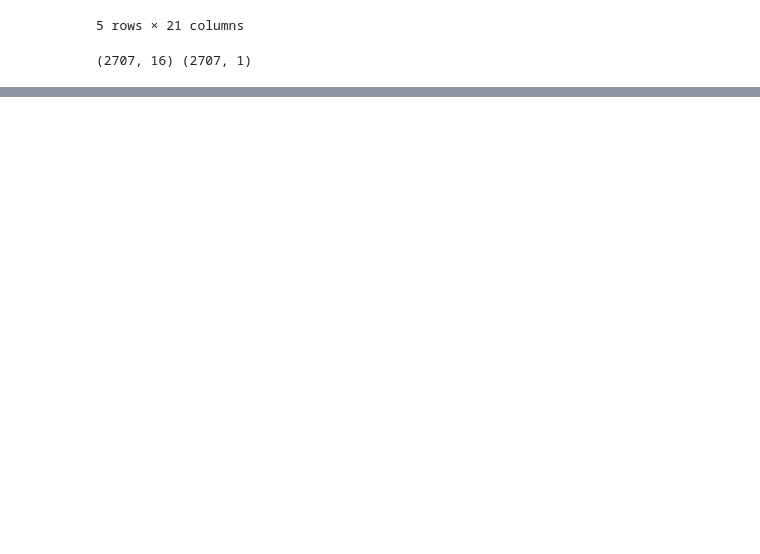
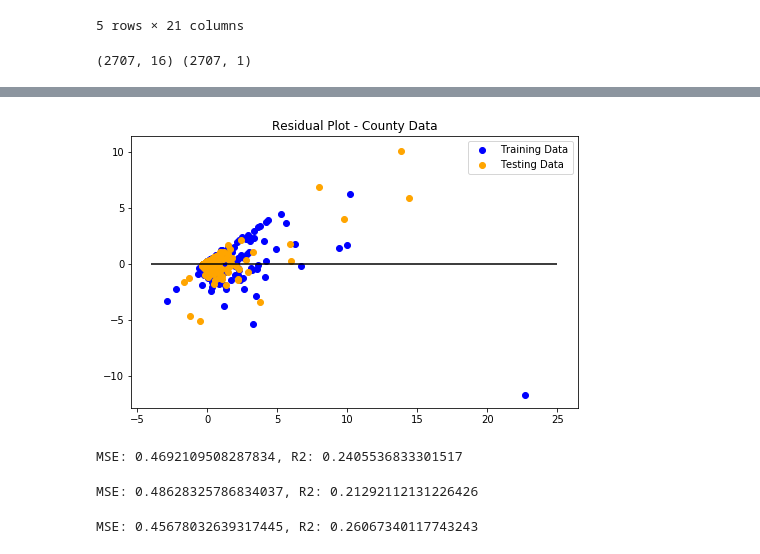
Before and after one commit to olegmrnv/shooting_in_US, a Jupyter notebook: cleaning data/ML analysis/ML_process_states.ipynb, the cells around one changed output, grey strips where cells are left out. Drawn from its saved outputs; the diff is of its cells as text; code cells hidden in the pictures; blank space fills up the shorter version.

```diff
--- a/cleaning data/ML analysis/ML_process_states.ipynb
+++ b/cleaning data/ML analysis/ML_process_states.ipynb
@@ -182,0 +194,65 @@ MSE test: 2.7597092821703293
+# %%
+fig2 = plt.figure(figsize=(8, 5))
+
+plt.scatter(model.predict(X_train_scaled), model.predict(X_train_scaled) - y_train_scaled, c="blue", label="Training Data")
+plt.scatter(model.predict(X_test_scaled), model.predict(X_test_scaled) - y_test_scaled, c="orange", label="Testing Data")
+plt.legend()
+plt.hlines(y=0, xmin=-4, xmax=25)
+plt.title("Residual Plot - County Data")
+plt.show()
+fig2.savefig('residual_county.png', dpi=fig2.dpi)
+# %% [output]
+[figure, added]
+# %%
+# LASSO model
+# Note: Use an alpha of .01 when creating the model for this activity
+from sklearn.linear_model import Lasso
+
+### BEGIN SOLUTION
+lasso = Lasso(alpha=.01).fit(X_train_scaled, y_train_scaled)
+
+predictions = lasso.predict(X_test_scaled)
+
+MSE = mean_squared_error(y_test_scaled, predictions)
+r2 = lasso.score(X_test_scaled, y_test_scaled)
+
+
+### END SOLUTION
+
+print(f"MSE: {MSE}, R2: {r2}")
+# %% [output]
+MSE: 0.4692109508287834, R2: 0.2405536833301517
+# %%
+# Ridge model
+# Note: Use an alpha of .01 when creating the model for this activity
+from sklearn.linear_model import Ridge
+
+### BEGIN SOLUTION
+ridge = Ridge(alpha=.01).fit(X_train_scaled, y_train_scaled)
+
+predictions = ridge.predict(X_test_scaled)
+
+MSE = mean_squared_error(y_test_scaled, predictions)
+r2 = ridge.score(X_test_scaled, y_test_scaled)
+### END SOLUTION
+
+print(f"MSE: {MSE}, R2: {r2}")
+# %% [output]
+MSE: 0.48628325786834037, R2: 0.21292112131226426
+# %%
+# ElasticNet model
+# Note: Use an alpha of .01 when creating the model for this activity
+from sklearn.linear_model import ElasticNet
+
+### BEGIN SOLUTION
+elasticnet = ElasticNet(alpha=.01).fit(X_train_scaled, y_train_scaled)
+
+predictions = elasticnet.predict(X_test_scaled)
+
+MSE = mean_squared_error(y_test_scaled, predictions)
+r2 = elasticnet.score(X_test_scaled, y_test_scaled)
+### END SOLUTION
+
+print(f"MSE: {MSE}, R2: {r2}")
+# %% [output]
+MSE: 0.45678032639317445, R2: 0.26067340117743243
```
Also changed, not shown: parts of 8 cells of this notebook, 7 other files.
